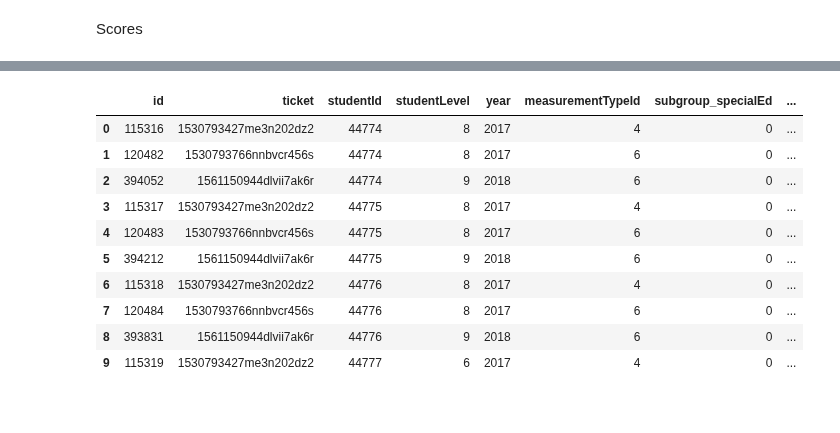
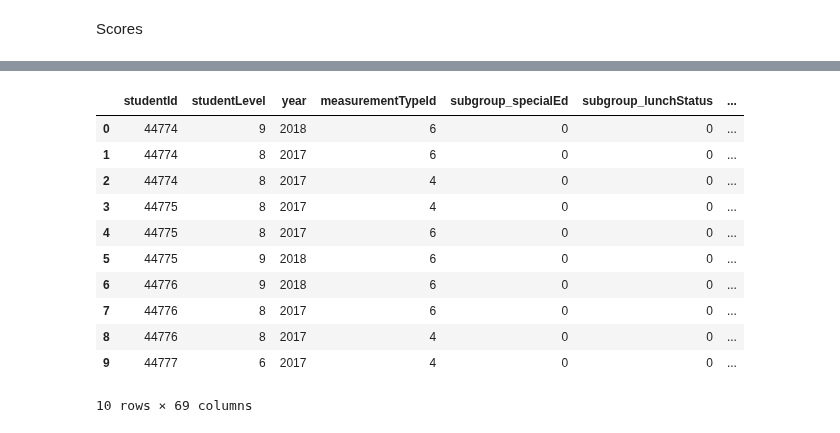
Before and after one commit to level-data-1a/predicting-proficiency, a Jupyter notebook: louisemarie-explore.ipynb, the cells around one changed output, grey strips where cells are left out. Drawn from its saved outputs; the diff is of its cells as text; code cells hidden in the pictures.

```diff
--- a/louisemarie-explore.ipynb
+++ b/louisemarie-explore.ipynb
@@ -5,10 +5,3 @@ import json
 import seaborn as sns
 import matplotlib.pyplot as plt
 import os
-# %%
-json_path = 'C:\\Users\\lmmag\\LevelData\\raw\\district.json'
-with open(json_path, 'r') as file:
-    data = json.load(file)
-
-
-##C:\Users\lmmag\LevelData\raw
@@ -14,0 +25,25 @@ with open(json_path, 'r') as file:
+# %%
+with open('data/raw/a_all_2024-08-29.json', 'r') as file:
+    data = json.loads(file.read())
+
+with open('data/raw/a_scores_2024-09-11.json', 'r') as file:
+    scores_json = json.loads(file.read())
+
+with open('data/raw/a_benchmarks_2024-09-11.json', 'r') as file:
+    benchmarks_json = json.loads(file.read())
+
+with open('data/raw/a_vendorUsage_2024-09-11.json', 'r') as file:
+    vendorUsage_json = json.loads(file.read())
+# %%
+scores_data = scores_json[list(scores_json.keys())[0]]
+scores_df = pd.DataFrame(scores_data)
+
+benchmarks_df = pd.DataFrame(benchmarks_json['benchmarks'])
+schools_df = pd.DataFrame(data['schools'])
+courseSections_df = pd.DataFrame(data['courseSections'])
+courseSectionRosters_df = pd.DataFrame(data['courseSectionRosters'])
+
+vendorUsage_data = vendorUsage_json[list(vendorUsage_json.keys())[0]]
+vendorUsage_df = pd.DataFrame(vendorUsage_data)
+
+vendorKey_df = pd.read_csv('data/raw/a_vendorKey_2024-09-11.csv')
@@ -15,6 +67,6 @@ with open(json_path, 'r') as file:
 # %%
-pd.set_option('display.max_rows', None)
-pd.set_option('display.max_columns', None)
+#pd.set_option('display.max_rows', None)
+#pd.set_option('display.max_columns', None)
 # %%
 print(type(data))
 print(data.keys())
@@ -530,15 +571,16 @@ Index(['id', 'ticket', 'studentId', 'studentLevel', 'year',
       dtype='object')
 # %%
-scores.head(10)
+scores_df.head(10)
 # %% [output]
-|  | id | ticket | studentId | studentLevel | year | measurementTypeId | subgroup_specialEd | ... |
-| 0 | 115316 | 1530793427me3n202dz2 | 44774 | 8 | 2017 | 4 | 0 | ... |
-| 1 | 120482 | 1530793766nnbvcr456s | 44774 | 8 | 2017 | 6 | 0 | ... |
-| 2 | 394052 | 1561150944dlvii7ak6r | 44774 | 9 | 2018 | 6 | 0 | ... |
-| 3 | 115317 | 1530793427me3n202dz2 | 44775 | 8 | 2017 | 4 | 0 | ... |
-| 4 | 120483 | 1530793766nnbvcr456s | 44775 | 8 | 2017 | 6 | 0 | ... |
-| 5 | 394212 | 1561150944dlvii7ak6r | 44775 | 9 | 2018 | 6 | 0 | ... |
-| 6 | 115318 | 1530793427me3n202dz2 | 44776 | 8 | 2017 | 4 | 0 | ... |
-| 7 | 120484 | 1530793766nnbvcr456s | 44776 | 8 | 2017 | 6 | 0 | ... |
-| 8 | 393831 | 1561150944dlvii7ak6r | 44776 | 9 | 2018 | 6 | 0 | ... |
-| 9 | 115319 | 1530793427me3n202dz2 | 44777 | 6 | 2017 | 4 | 0 | ... |
+|  | studentId | studentLevel | year | measurementTypeId | subgroup_specialEd | subgroup_lunchStatus | ... |
+| 0 | 44774 | 9 | 2018 | 6 | 0 | 0 | ... |
+| 1 | 44774 | 8 | 2017 | 6 | 0 | 0 | ... |
+| 2 | 44774 | 8 | 2017 | 4 | 0 | 0 | ... |
+| 3 | 44775 | 8 | 2017 | 4 | 0 | 0 | ... |
+| 4 | 44775 | 8 | 2017 | 6 | 0 | 0 | ... |
+| 5 | 44775 | 9 | 2018 | 6 | 0 | 0 | ... |
+| 6 | 44776 | 9 | 2018 | 6 | 0 | 0 | ... |
+| 7 | 44776 | 8 | 2017 | 6 | 0 | 0 | ... |
+| 8 | 44776 | 8 | 2017 | 4 | 0 | 0 | ... |
+| 9 | 44777 | 6 | 2017 | 4 | 0 | 0 | ... |
+10 rows × 69 columns
```
Also changed, not shown: parts of 103 cells of this notebook.
